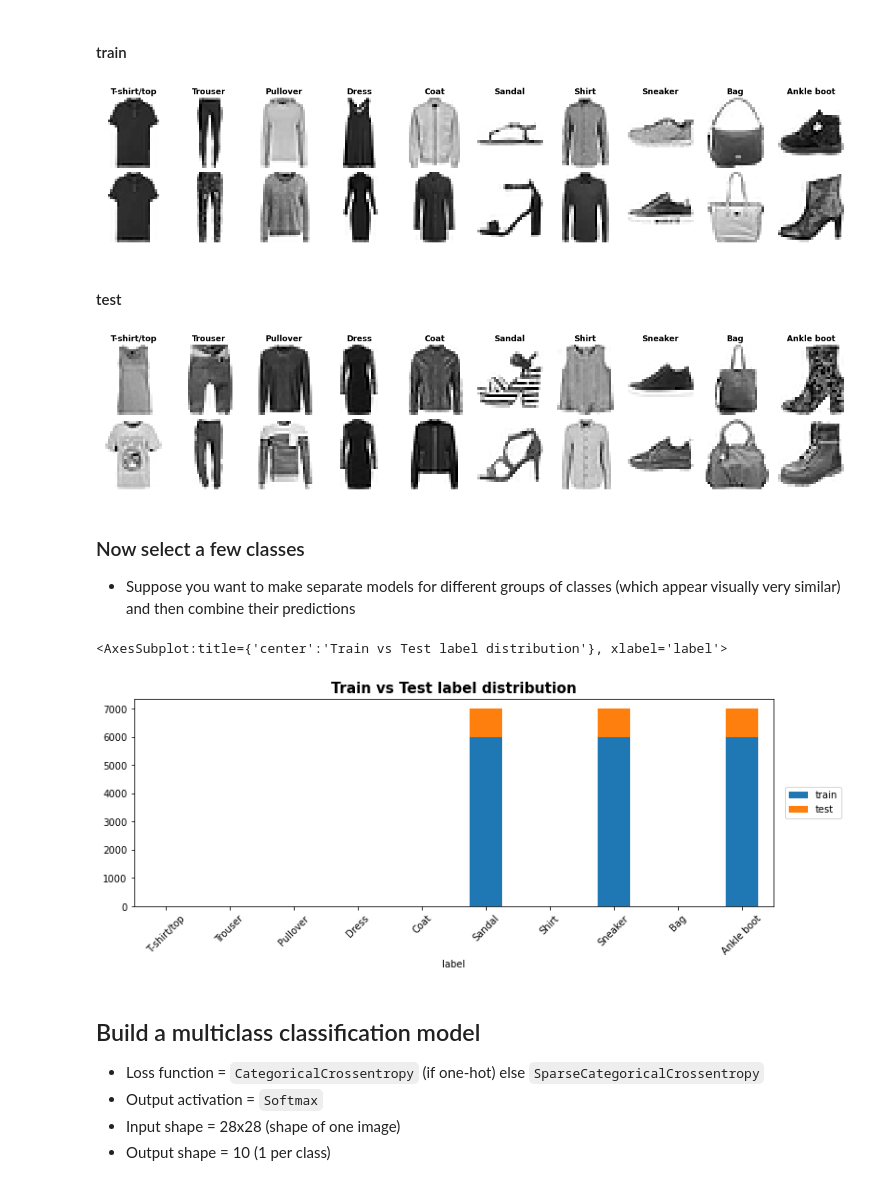
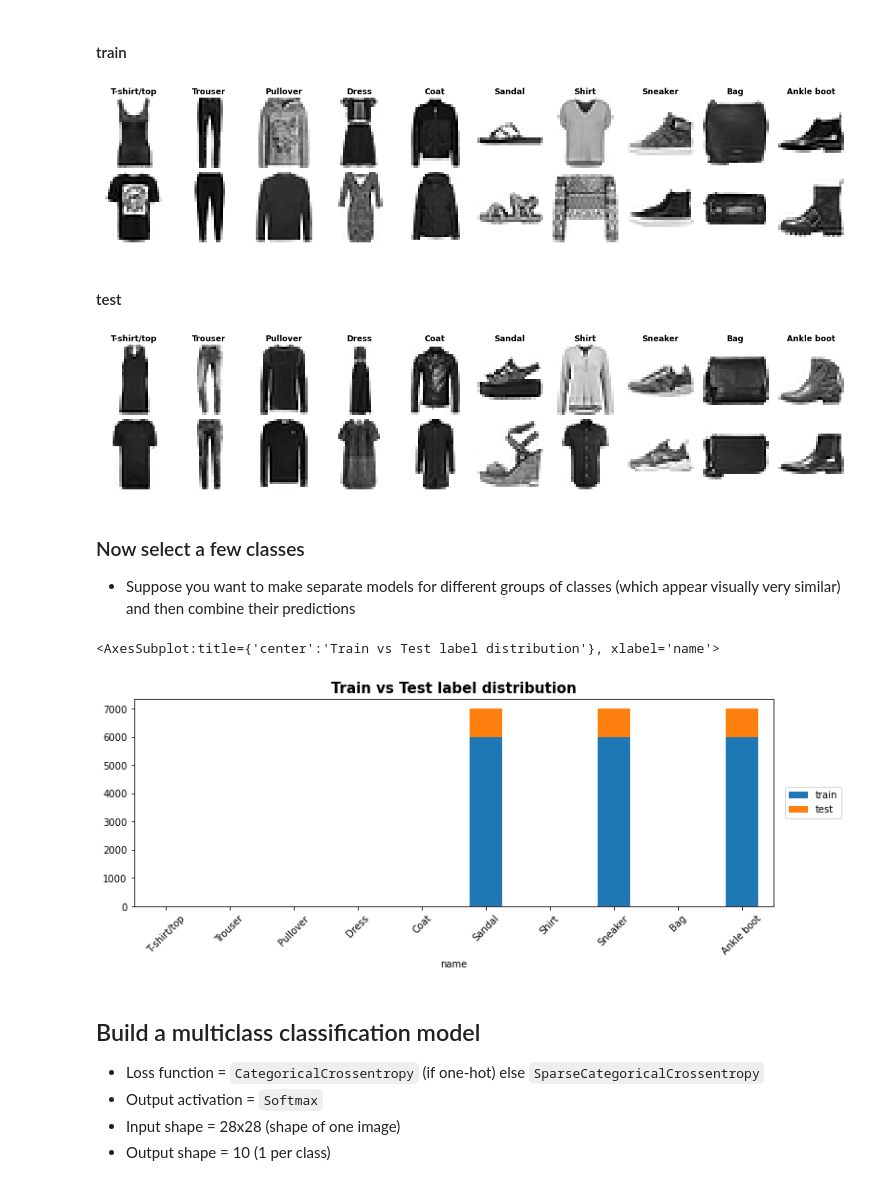
Before and after one commit to abhi8893/tensorflow-deep-learning-mrdbourke, a Jupyter notebook: notebooks/02B-Fashion-MNIST-larger-example.ipynb, the cells around one changed output. Saved outputs shown, nothing was run; the diff lists cells and outputs as text; code cells hidden in the pictures.

```diff
--- a/notebooks/02B-Fashion-MNIST-larger-example.ipynb
+++ b/notebooks/02B-Fashion-MNIST-larger-example.ipynb
@@ -79,4 +79,6 @@ la.plot()
 [figure]
+# %%
+la = LabelAnalyzer(train_labels, test_labels, classes=None)
 # %% [markdown]
 The distribution is uniform in both with classes equally distributed between themselves as well as between train and test sets! :)
 # %% [markdown]
@@ -90,7 +92,7 @@ la_batch.plot();
 # %% [markdown]
 ## Viewing an example image
 # %%
-idx = np.random.choice(la.countdf['value'])
+idx = np.random.choice(la.countdf['label'])
 img = plt.imshow(train_images[idx])
 plt.title(class_names[train_labels[idx]]);
 img.axes.set_axis_off()
@@ -244,24 +246,24 @@ imgds.plot_labelcounts()
 # %% [markdown]
 #### train
 # %%
-axn = imgds.view_random_images(class_labels='all', n_each=2, subset='train')
+axn = imgds.view_random_images(class_names='all', n_each=2, subset='train')
 # %% [output]
-[figure, old version]
+[figure, new version]
 # %% [markdown]
 #### test
 # %%
-axn = imgds.view_random_images(class_labels='all', n_each=2, subset='test')
+axn = imgds.view_random_images(class_names='all', n_each=2, subset='test')
 # %% [output]
-[figure, old version]
+[figure, new version]
 # %% [markdown]
 ### Now select a few classes
 
 * Suppose you want to make separate models for different groups of classes (which appear visually very similar) and then combine their predictions
 # %%
-imgds_shoes = imgds.select(class_labels=['Sandal', 'Sneaker', 'Ankle boot'])
+imgds_shoes = imgds.select(class_names=['Sandal', 'Sneaker', 'Ankle boot'])
 imgds_shoes.plot_labelcounts()
 # %% [output]
-<AxesSubplot:title={'center':'Train vs Test label distribution'}, xlabel='label'>
+<AxesSubplot:title={'center':'Train vs Test label distribution'}, xlabel='name'>
 [figure]
 # %% [markdown]
 ## Build a multiclass classification model
```
Also changed, not shown: parts of 5 cells of this notebook.
